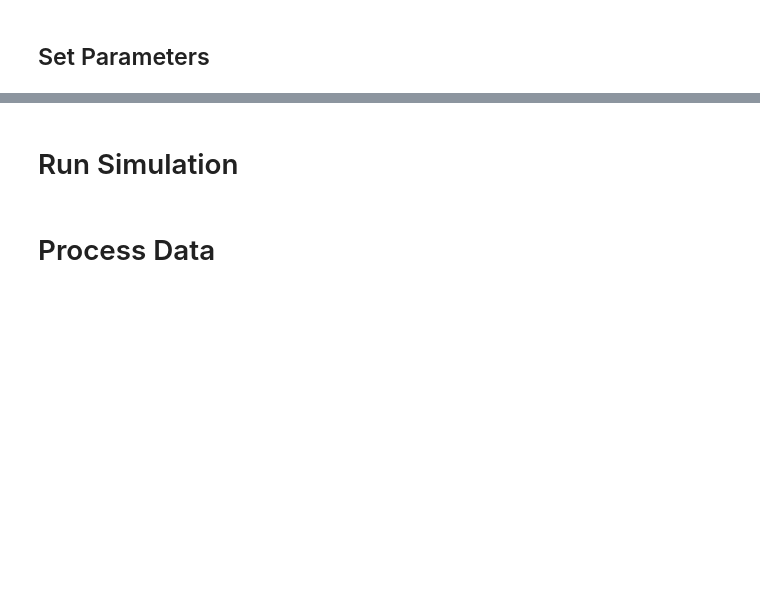
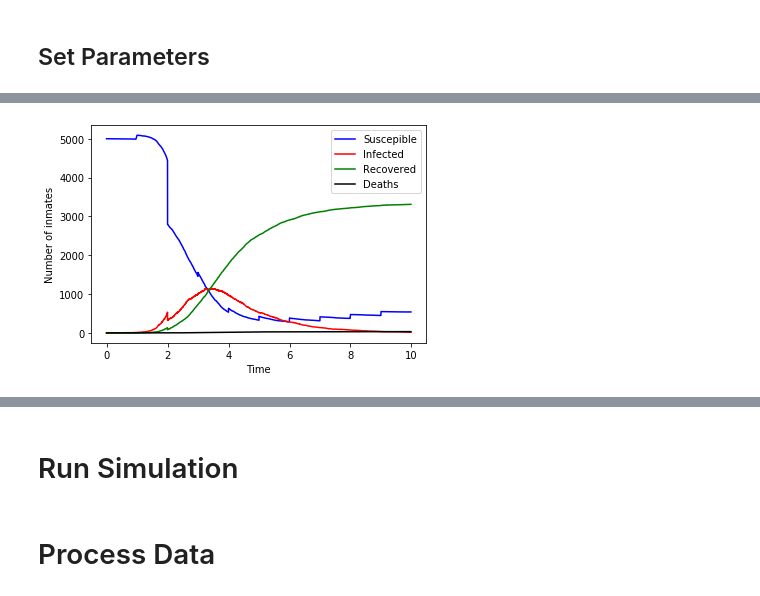
Before and after one commit to bwolfson97/UCLA-Networks-Final-Project, a Jupyter notebook: simulation_end_to_end.ipynb, the cells around one changed output, grey strips where cells are left out. Saved outputs shown, nothing was run; the diff lists cells and outputs as text; code cells hidden in the pictures; blank space fills up the shorter version.

```diff
--- a/simulation_end_to_end.ipynb
+++ b/simulation_end_to_end.ipynb
@@ -59,0 +77,4 @@ max_time = 10 # how many time steps to run simulation
+# %%
+end_to_end(birth_number, release_number, release_time)
+# %% [output]
+[figure, added]
```
Also changed, not shown: parts of 14 cells of this notebook.
